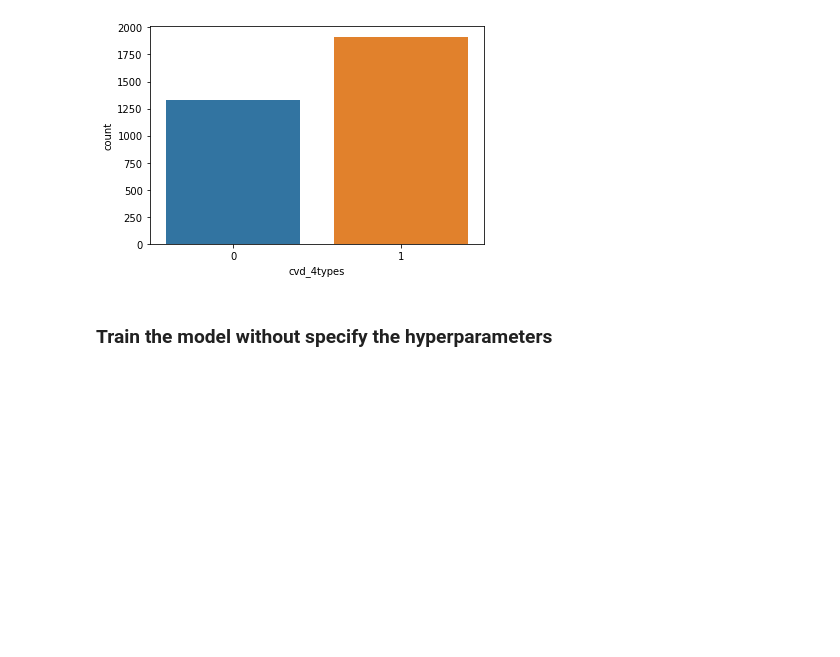
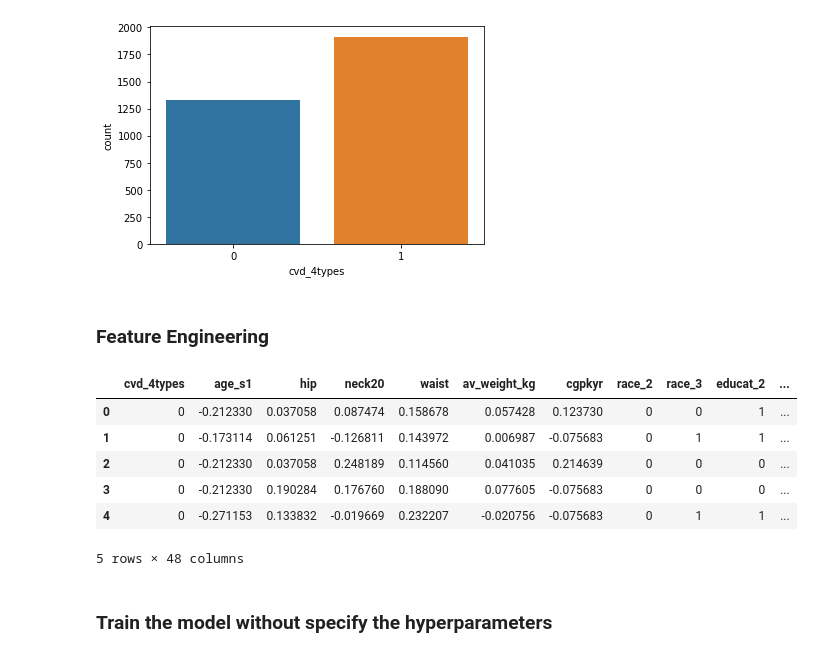
Before and after one commit to wujj0326/BSAN6070-CA-WU, a Jupyter notebook: CA05/CA05_LR_KNN_Models.ipynb, the cells around one changed output. Saved outputs shown, nothing was run; the diff lists cells and outputs as text; code cells hidden in the pictures; blank space fills up the shorter version.

Commit message:
feature engineering

```diff
--- a/CA05/CA05_LR_KNN_Models.ipynb
+++ b/CA05/CA05_LR_KNN_Models.ipynb
@@ -37,0 +64,7 @@ scaled_array = min_max_scaler.fit_transform(df.drop('cvd_4types',axis=1))
+# %% [markdown]
+### Feature Engineering
+# %%
+# specify the categorical columns
+cat_features = ['race', 'educat','mstat','tea15', 'srhype', 'parrptdiab','bend25', 'happy25', 'tired25', 'hlthlm25']
+# %%
+df_dum = pd.get_dummies(data=df, columns=cat_features, drop_first=True)
@@ -38,2 +80,12 @@ scaled_array = min_max_scaler.fit_transform(df.drop('cvd_4types',axis=1))
+# %%
+df_dum.head()
+# %% [output]
+|  | cvd_4types | age_s1 | hip | neck20 | waist | av_weight_kg | cgpkyr | race_2 | race_3 | educat_2 | ... |
+| 0 | 0 | -0.212330 | 0.037058 | 0.087474 | 0.158678 | 0.057428 | 0.123730 | 0 | 0 | 1 | ... |
+| 1 | 0 | -0.173114 | 0.061251 | -0.126811 | 0.143972 | 0.006987 | -0.075683 | 0 | 1 | 1 | ... |
+| 2 | 0 | -0.212330 | 0.037058 | 0.248189 | 0.114560 | 0.041035 | 0.214639 | 0 | 0 | 0 | ... |
+| 3 | 0 | -0.212330 | 0.190284 | 0.176760 | 0.188090 | 0.077605 | -0.075683 | 0 | 0 | 0 | ... |
+| 4 | 0 | -0.271153 | 0.133832 | -0.019669 | 0.232207 | -0.020756 | -0.075683 | 0 | 1 | 1 | ... |
+5 rows × 48 columns
 # %%
 # Split the data set by specify the size as 0.3
```
Also changed, not shown: parts of 14 cells of this notebook, 1 other file.
